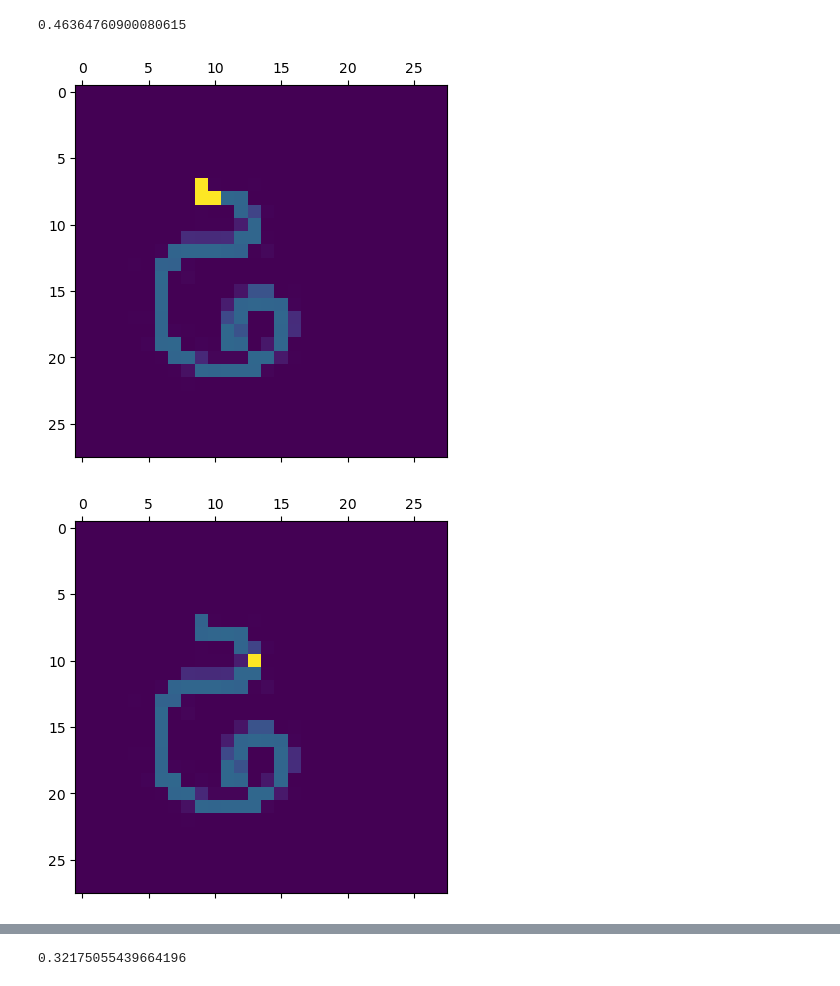
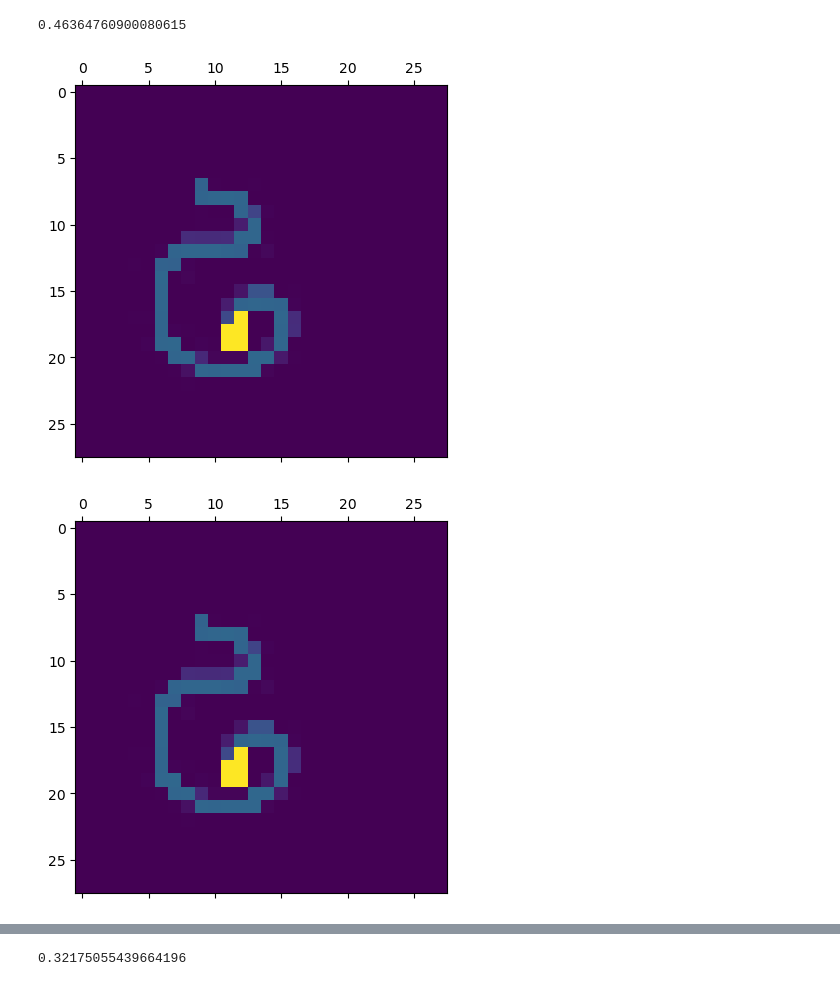
Before and after one commit to oliviermanette/Sentive-One-Shot-Learning-Omniglot, a Jupyter notebook: sandbox metadl/projet article can dynamic neural network improve few shot learning.ipynb, the cells around one changed output, grey strips where cells are left out. Cells and saved outputs as stored; diff of their text form; code cells hidden in the pictures.

```diff
--- a/sandbox metadl/projet article can dynamic neural network improve few shot learning.ipynb
+++ b/sandbox metadl/projet article can dynamic neural network improve few shot learning.ipynb
@@ -351,11 +194,11 @@ np.pi + -2.677945044588987
 # %% [output]
 0.46364760900080615
 # %%
-sbrain.nnet[0].show_receptive_field_id(48)
+sbrain.nnet[0].show_receptive_field_id(79)
 # %% [output]
-[figure, old version]
+[figure, new version]
 # %%
-sbrain.nnet[0].show_receptive_field_id(99)
+sbrain.nnet[0].show_receptive_field_id(78)
 # %% [output]
-[figure, old version]
+[figure, new version]
 # %%
```
Also changed, not shown: parts of 23 cells of this notebook, 2 other files.
